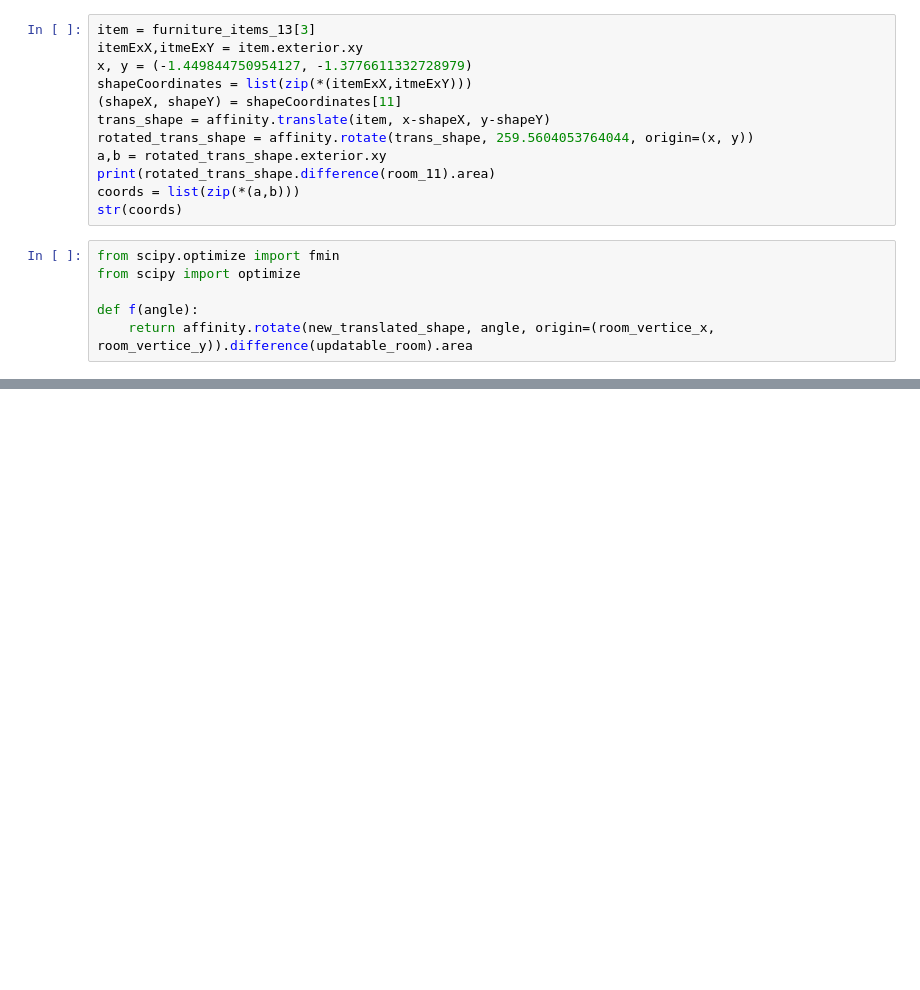
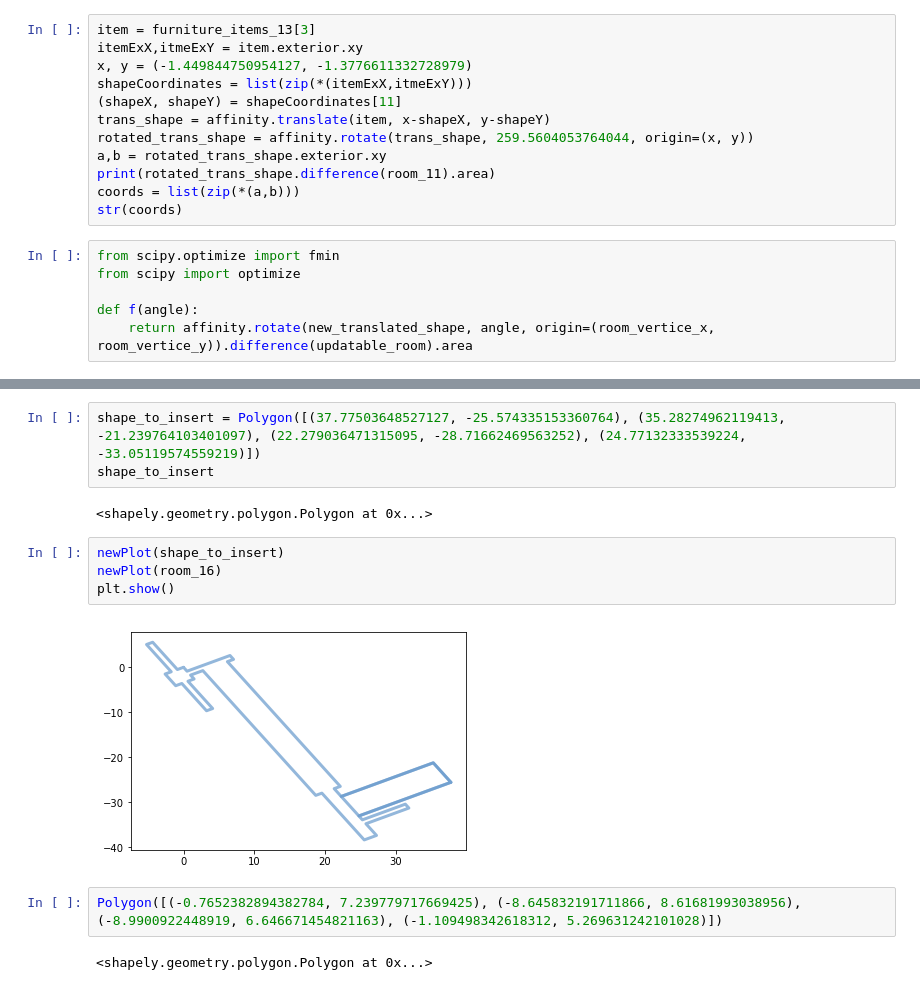
Before and after one commit to marigov/Scenario4_Segovia, a Jupyter notebook: segovia.ipynb, the cells around one changed output, grey strips where cells are left out. Cells and saved outputs as stored; diff of their text form; blank space fills up the shorter version.

```diff
--- a/segovia.ipynb
+++ b/segovia.ipynb
@@ -308,0 +574,15 @@ len(problems[29].furniture)
+# %%
+shape_to_insert = Polygon([(37.77503648527127, -25.574335153360764), (35.28274962119413, -21.239764103401097), (22.279036471315095, -28.71662469563252), (24.77132333539224, -33.05119574559219)])
+shape_to_insert
+# %% [output]
+<shapely.geometry.polygon.Polygon at 0x...>
+# %%
+newPlot(shape_to_insert)
+newPlot(room_16)
+plt.show()
+# %% [output]
+[figure, added]
+# %%
+Polygon([(-0.7652382894382784, 7.239779717669425), (-8.645832191711866, 8.61681993038956), (-8.9900922448919, 6.646671454821163), (-1.109498342618312, 5.269631242101028)])
+# %% [output]
+<shapely.geometry.polygon.Polygon at 0x...>
```
Also changed, not shown: parts of 26 cells of this notebook, 2 other files.
